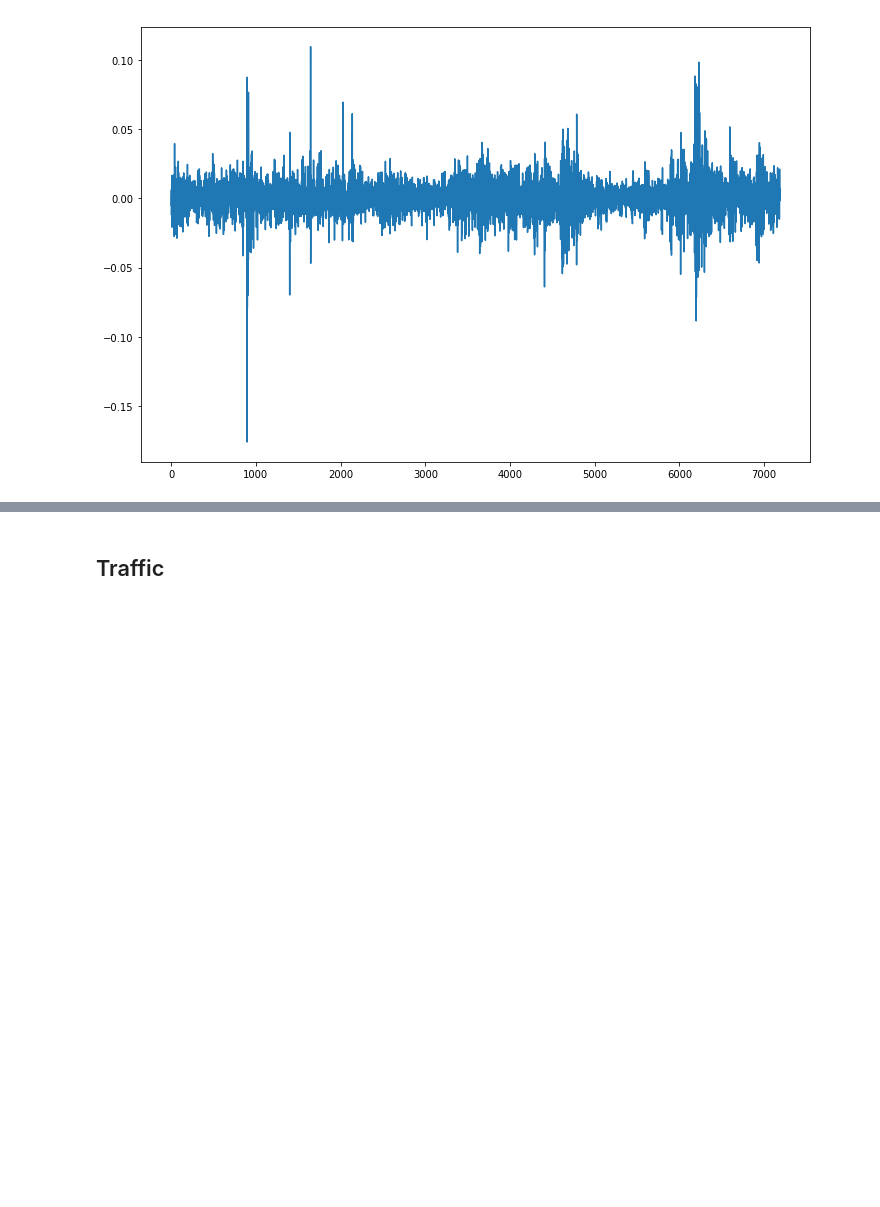
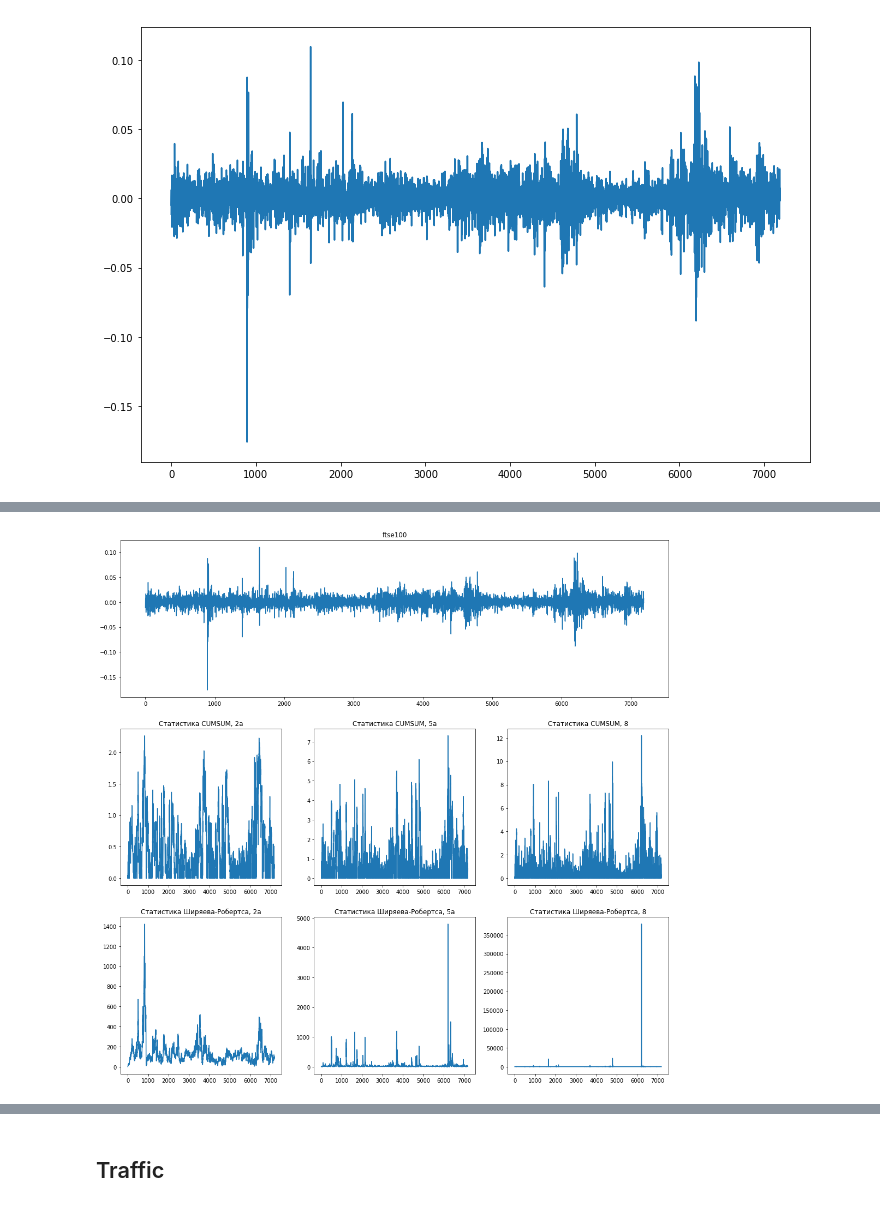
Before and after one commit to svinkapeppa/stochastic, a Jupyter notebook: lab_10/10.23.ipynb, the cells around one changed output, grey strips where cells are left out. Drawn from its saved outputs; the diff is of its cells as text; code cells hidden in the pictures; blank space fills up the shorter version.

```diff
--- a/lab_10/10.23.ipynb
+++ b/lab_10/10.23.ipynb
@@ -26,0 +58,55 @@ plt.show()
+# %%
+def cumsum(data, a, b, sigma):
+    T = [0]
+    n = len(data)
+    for i in range(n):
+        value = (b - a) * (data[i] - (b + a) / 2) / sigma
+        T.append(max(0, T[-1] + value))
+
+    return np.array(T)
+# %%
+def shr(data, a, b, sigma):
+    T = [0]
+    n = len(data)
+    for i in range(n):
+        value = (1 + T[-1]) * exp((b - a) * (data[i] - (b + a) / 2) / sigma)
+        T.append(value)
+
+    return np.array(T)
+# %%
+plt.figure(figsize=(18,18))
+
+gs = gridspec.GridSpec(3, 3)
+
+ax0 = plt.subplot(gs[0, :])
+ax1 = plt.subplot(gs[1, 0])
+ax2 = plt.subplot(gs[1, 1])
+ax3 = plt.subplot(gs[1, 2])
+ax4 = plt.subplot(gs[2, 0])
+ax5 = plt.subplot(gs[2, 1])
+ax6 = plt.subplot(gs[2, 2])
+
+ax0.plot(data.ftse100.tolist())
+ax0.set_title('ftse100')
+
+ax1.plot(cumsum(data.ftse100.tolist(), a, 2*a, sigma))
+ax1.set_title('Статистика CUMSUM, 2a')
+
+ax2.plot(cumsum(data.ftse100.tolist(), a, 5*a, sigma))
+ax2.set_title('Статистика CUMSUM, 5a')
+
+ax3.plot(cumsum(data.ftse100.tolist(), a, 8*a, sigma))
+ax3.set_title('Статистика CUMSUM, 8')
+
+ax4.plot(shr(data.ftse100.tolist(), a, 2*a, sigma))
+ax4.set_title('Статистика Ширяева-Робертса, 2a')
+
+ax5.plot(shr(data.ftse100.tolist(), a, 5*a, sigma))
+ax5.set_title('Статистика Ширяева-Робертса, 5a')
+
+ax6.plot(shr(data.ftse100.tolist(), a, 8*a, sigma))
+ax6.set_title('Статистика Ширяева-Робертса, 8')
+
+plt.show()
+# %% [output]
+[figure, added]
```
Also changed, not shown: parts of 10 cells of this notebook.
